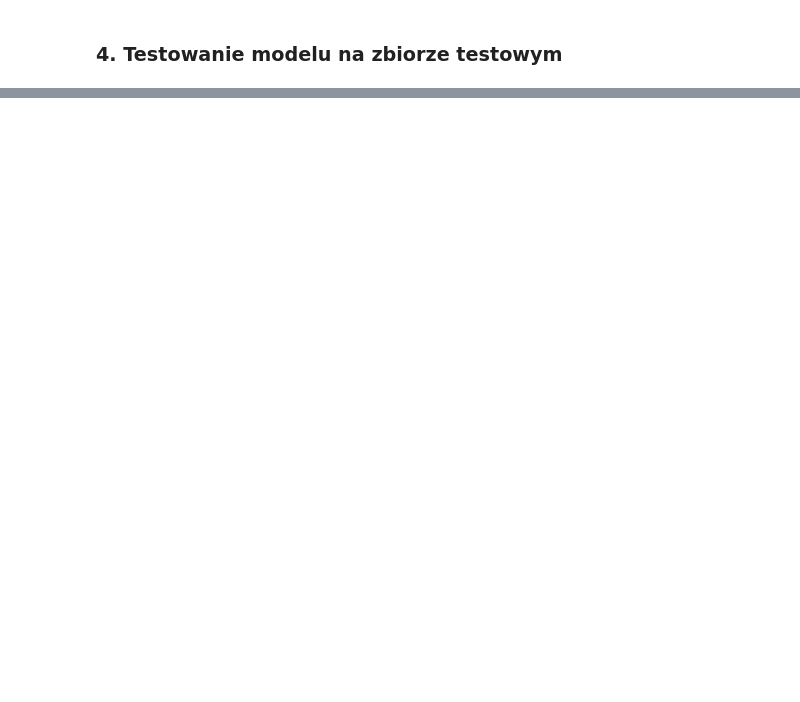
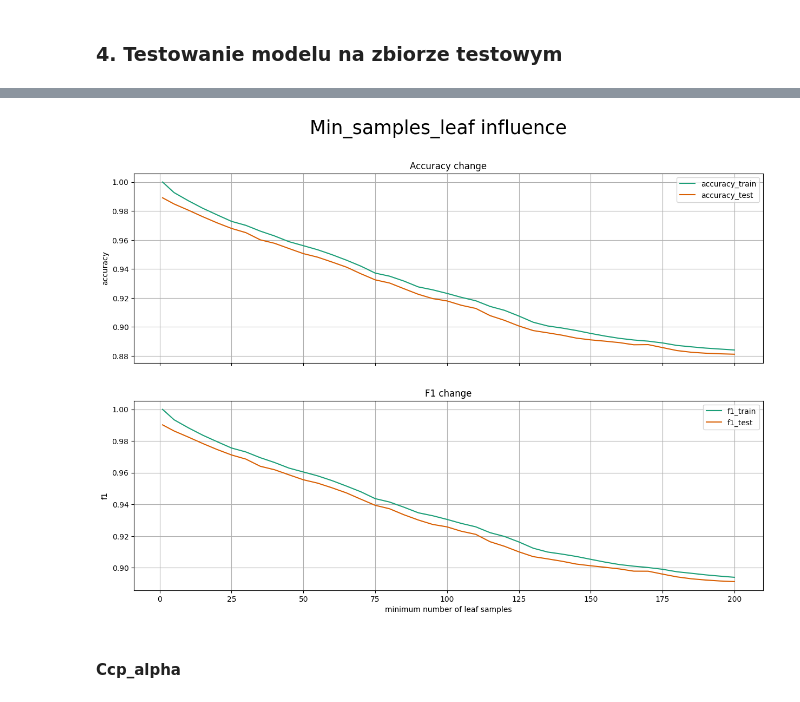
Before and after one commit to mweuro/ML_2024, a Jupyter notebook: task_3/ML_3.ipynb, the cells around one changed output, grey strips where cells are left out. Drawn from its saved outputs; the diff is of its cells as text; code cells hidden in the pictures; blank space fills up the shorter version.

```diff
--- a/task_3/ML_3.ipynb
+++ b/task_3/ML_3.ipynb
@@ -330,0 +522,27 @@ plt.show()
+# %%
+def plot_leafs(metrics = min_samples_leaf_metrics):
+
+    colors = plt.cm.Dark2.colors[:len(metrics)]
+    leafs = [1] + [5*(i + 1) for i in range(min_samples_leaf_model.__defaults__[2])]
+
+    fig, ax = plt.subplots(2, 1, figsize = (15, 10), sharex = True)
+    for i, (key, value) in enumerate(metrics.items()):
+        ax[i//2].plot(leafs, value, color = colors[i%2], label = key)
+    ax[0].grid()
+    ax[1].grid()
+    ax[0].legend()
+    ax[1].legend()
+    ax[0].set_title('Accuracy change')
+    ax[1].set_title('F1 change')
+    ax[0].set_ylabel('accuracy')
+    ax[1].set_ylabel('f1')
+    ax[1].set_xlabel('minimum number of leaf samples')
+    fig.suptitle('Min_samples_leaf influence', fontsize = 25)
+    plt.show()
+
+
+plot_leafs()
+# %% [output]
+[figure, added]
+# %% [markdown]
+#### Ccp_alpha
```
Also changed, not shown: parts of 22 cells of this notebook.
